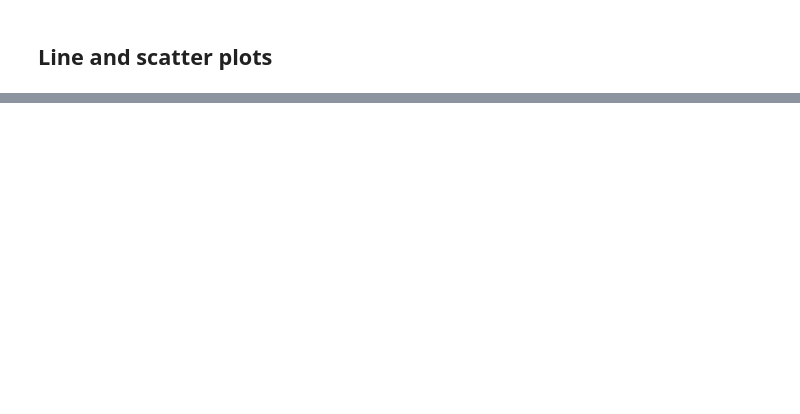
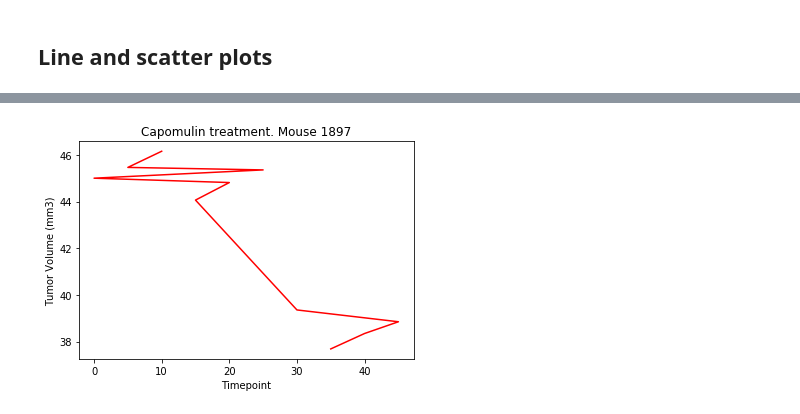
Before and after one commit to marcelavazquez/matplotlib-homework, a Jupyter notebook: pymaceuticals.ipynb, the cells around one changed output, grey strips where cells are left out. Saved outputs shown, nothing was run; the diff lists cells and outputs as text; code cells hidden in the pictures; blank space fills up the shorter version.

```diff
--- a/pymaceuticals.ipynb
+++ b/pymaceuticals.ipynb
@@ -348,3 +349,9 @@ The potential values for outliers in Ceftamin treatment are below 25.35544958000
 ## Line and scatter plots
 # %%
 # Generate a line plot of time point versus tumor volume for a mouse treated with Capomulin
+mouse_study["Mouse ID"].unique()
+
+# Selected mouse ID = l897
+
+one_mouse = capo.loc[capo["Mouse ID"]=="l897"]
+one_mouse.head()
@@ -354,0 +365,10 @@ The potential values for outliers in Ceftamin treatment are below 25.35544958000
+# %%
+x_axis = one_mouse["Timepoint"]
+tumor_vol = one_mouse["Tumor Volume (mm3)"]
+plt.plot(x_axis, tumor_vol,"r-")
+plt.title("Capomulin treatment. Mouse 1897")
+plt.xlabel("Timepoint")
+plt.ylabel("Tumor Volume (mm3)")
+plt.show()
+# %% [output]
+[figure, added]
```
Also changed, not shown: parts of 10 cells of this notebook.
